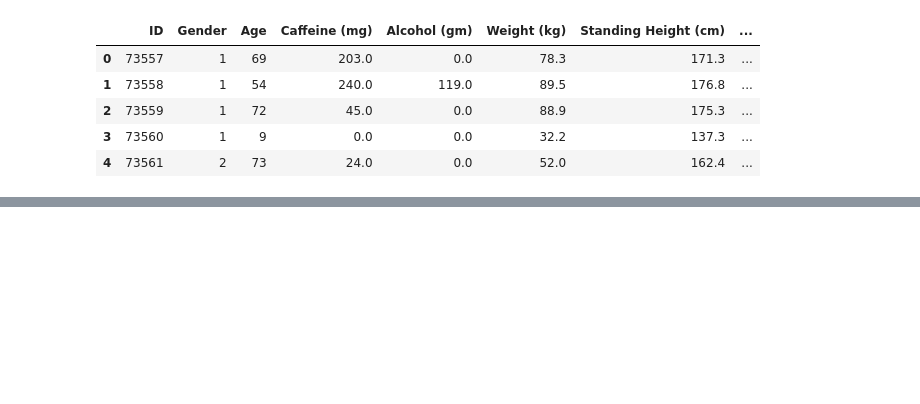
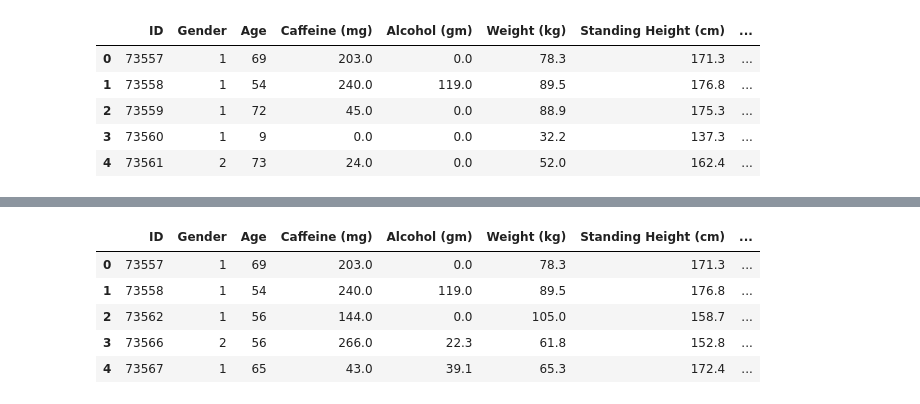
Before and after one commit to Kinnaribadal/Final-Project, a Jupyter notebook: import_merge_csv.ipynb, the cells around one changed output, grey strips where cells are left out. Saved outputs shown, nothing was run; the diff lists cells and outputs as text; code cells hidden in the pictures; blank space fills up the shorter version.

```diff
--- a/import_merge_csv.ipynb
+++ b/import_merge_csv.ipynb
@@ -90,3 +92,14 @@ nahnes_na.describe()
 | 50% | 78530.500000 | 1.000000 | 47.000000 | 144.000000 | 0.000000 | 79.700000 | 169.500000 | ... |
 | 75% | 81075.750000 | 2.000000 | 62.000000 | 258.000000 | 22.400000 | 94.000000 | 176.100000 | ... |
 | max | 83703.000000 | 2.000000 | 80.000000 | 2448.000000 | 591.400000 | 187.800000 | 198.200000 | ... |
+# %%
+nahnes_na.reset_index(drop=True, inplace=True)
+
+nahnes_na.head()
+# %% [output]
+|  | ID | Gender | Age | Caffeine (mg) | Alcohol (gm) | Weight (kg) | Standing Height (cm) | ... |
+| 0 | 73557 | 1 | 69 | 203.0 | 0.0 | 78.3 | 171.3 | ... |
+| 1 | 73558 | 1 | 54 | 240.0 | 119.0 | 89.5 | 176.8 | ... |
+| 2 | 73562 | 1 | 56 | 144.0 | 0.0 | 105.0 | 158.7 | ... |
+| 3 | 73566 | 2 | 56 | 266.0 | 22.3 | 61.8 | 152.8 | ... |
+| 4 | 73567 | 1 | 65 | 43.0 | 39.1 | 65.3 | 172.4 | ... |
```
Also changed, not shown: parts of 3 cells of this notebook, 1 other file.
